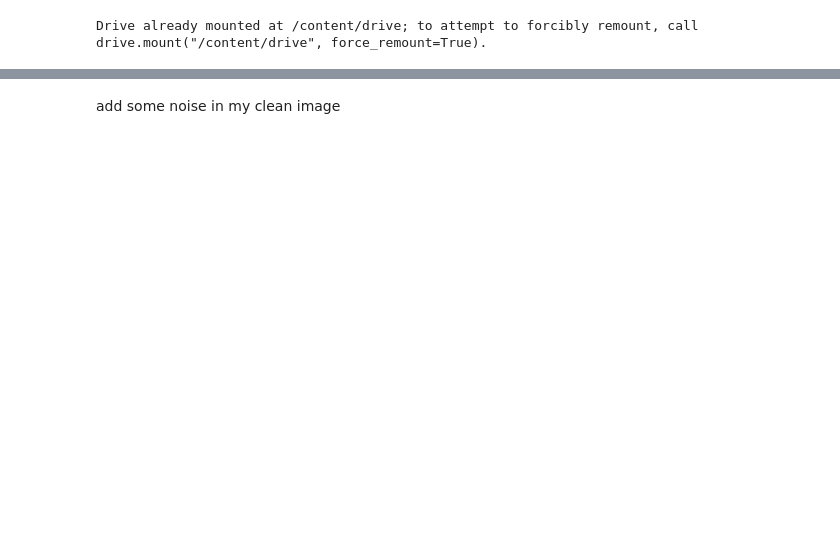
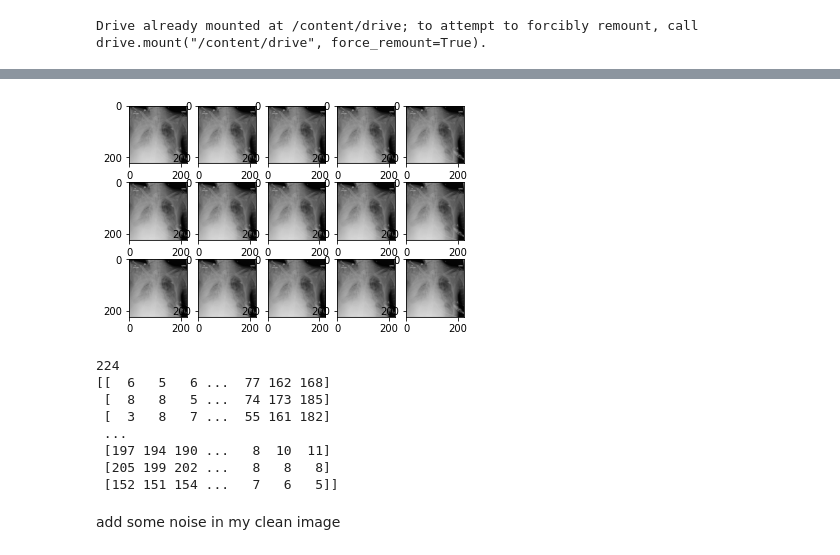
Before and after one commit to jahed2/python-problem, a Jupyter notebook: Untitled.ipynb, the cells around one changed output, grey strips where cells are left out. Saved outputs shown, nothing was run; the diff lists cells and outputs as text; code cells hidden in the pictures; blank space fills up the shorter version.

```diff
--- a/Untitled.ipynb
+++ b/Untitled.ipynb
@@ -64,3 +82,30 @@ print(arr)
+# %%
+n=16
+for i in range(1,n):
+
+	# define subplot
+	pyplot.subplot(3,5,i)
+
+
+	#pyplot.imshow(image)
+	#image_resize = arr.resize(224,224)
+	pyplot.imshow(image,cmap='gray')
+
+
+# show the figure
+pyplot.show()
+print(len(image))
+print(image)
+# %% [output]
+[figure, added]
+224
+[[  6   5   6 ...  77 162 168]
+ [  8   8   5 ...  74 173 185]
+ [  3   8   7 ...  55 161 182]
+ ...
+ [197 194 190 ...   8  10  11]
+ [205 199 202 ...   8   8   8]
+ [152 151 154 ...   7   6   5]]
 # %% [markdown]
 add some noise in my clean image
 # %%
```
Also changed, not shown: parts of 26 cells of this notebook.
